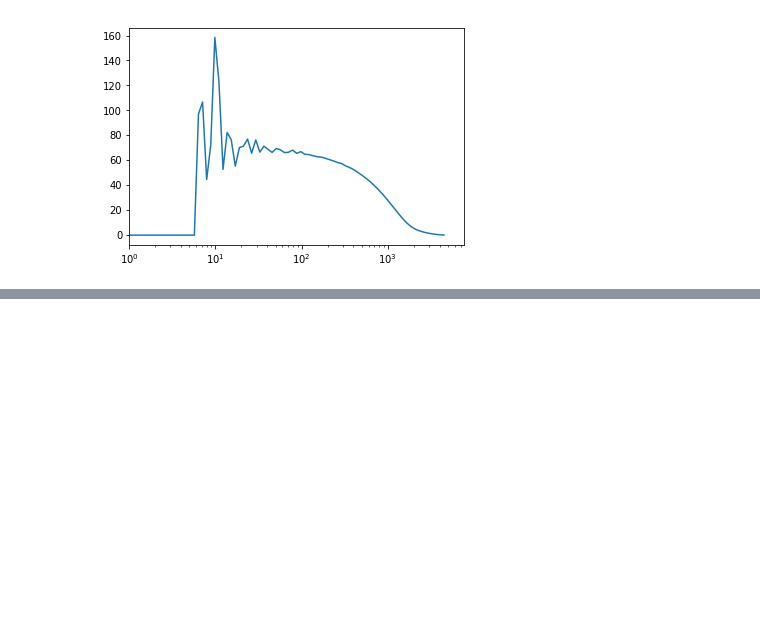
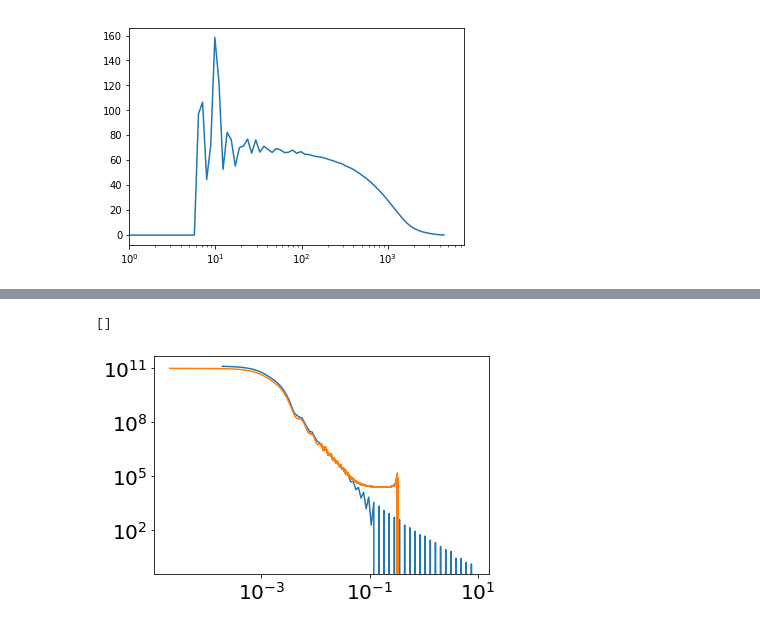
Before and after one commit to mehdirezaie/eboss, a Jupyter notebook: window.ipynb, the cells around one changed output, grey strips where cells are left out. Cells and saved outputs as stored; diff of their text form; code cells hidden in the pictures; blank space fills up the shorter version.

```diff
--- a/window.ipynb
+++ b/window.ipynb
@@ -306,2 +229,13 @@ def plot_W0ellk(ax=None):
+# %%
+Xi2p = mcfit.xi2P(xc)
+# %%
+xik, pk = Xi2p(y)
+# %%
+plt.plot(xik, pk)
+plt.plot(k, 1.0e11*w_dicts['W^0_0(k)'])
+plt.loglog()
+# %% [output]
+[]
+[figure, added]
 # %%
 fig, ax = plt.subplots(ncols=2, figsize=(16, 6))
```
Also changed, not shown: parts of 39 cells of this notebook, 3 other files.
